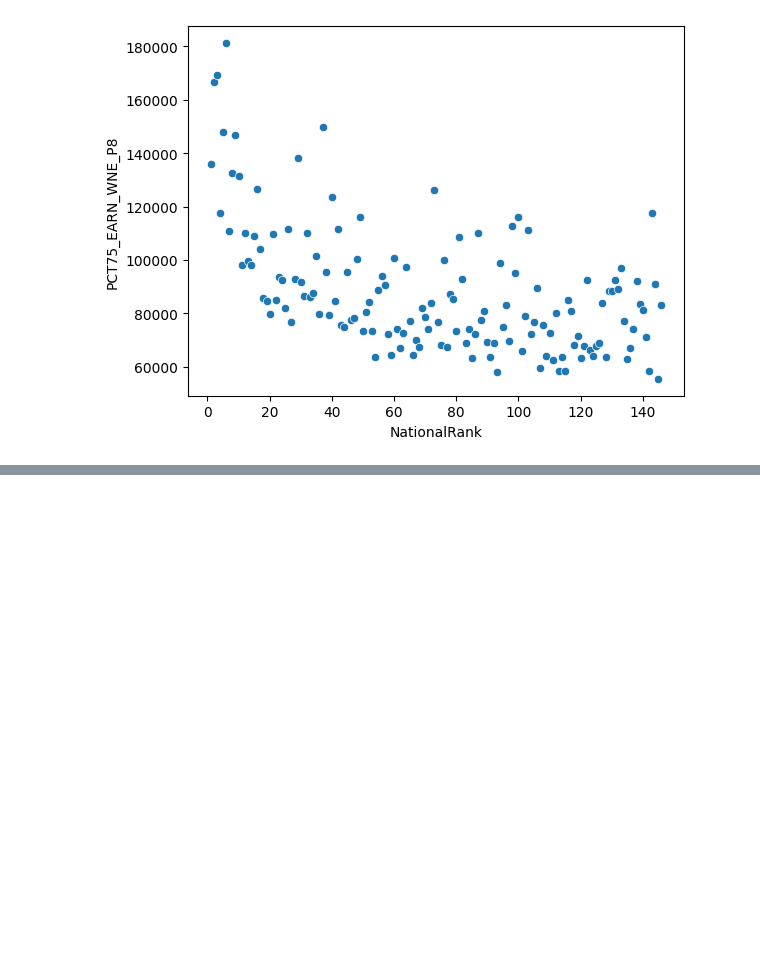
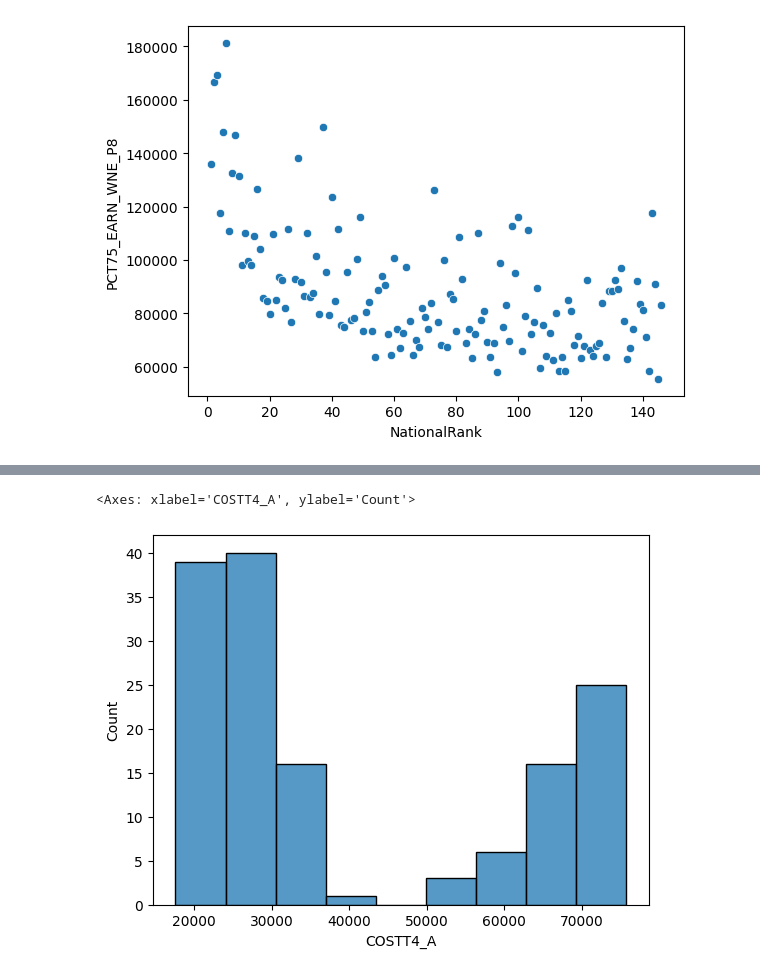
Before and after one commit to b4tan/College-Rank-and-Career-Success, a Jupyter notebook: 2018-2019-wrangle.ipynb, the cells around one changed output, grey strips where cells are left out. Saved outputs shown, nothing was run; the diff lists cells and outputs as text; code cells hidden in the pictures; blank space fills up the shorter version.

```diff
--- a/2018-2019-wrangle.ipynb
+++ b/2018-2019-wrangle.ipynb
@@ -135,0 +150,5 @@ sns.scatterplot( data = college_data, x = 'NationalRank', y = 'PCT75_EARN_WNE_P8
+# %%
+sns.histplot(college_data['COSTT4_A'])
+# %% [output]
+<Axes: xlabel='COSTT4_A', ylabel='Count'>
+[figure, added]
```
Also changed, not shown: parts of 9 cells of this notebook, 1 other file.
